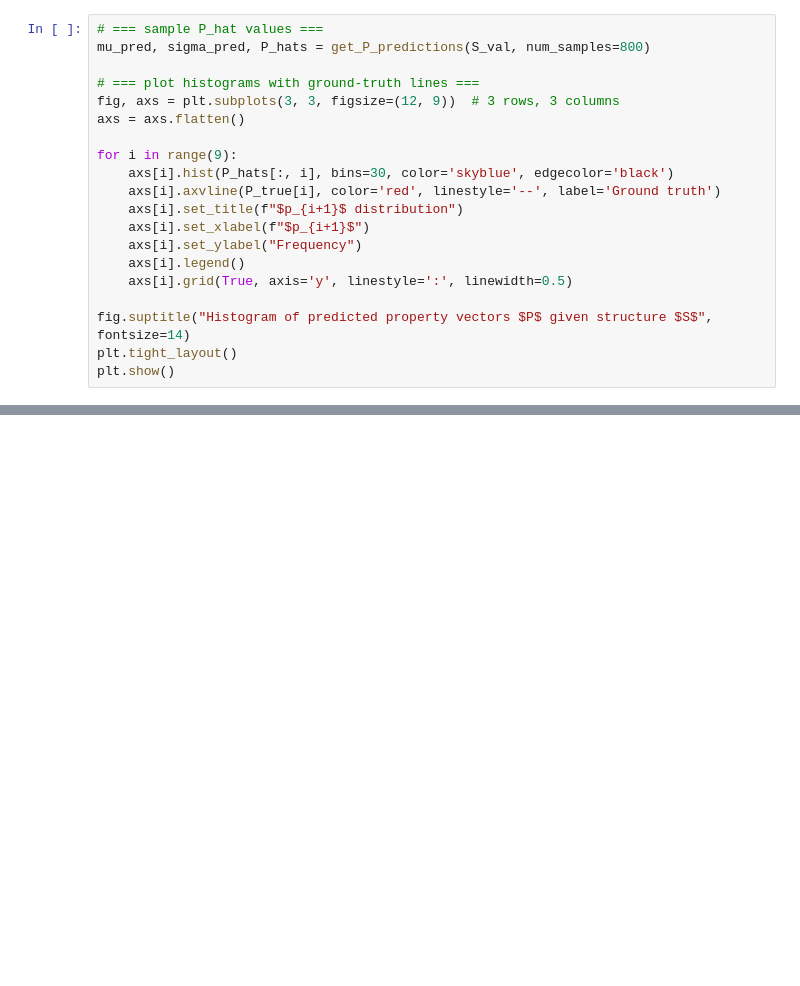
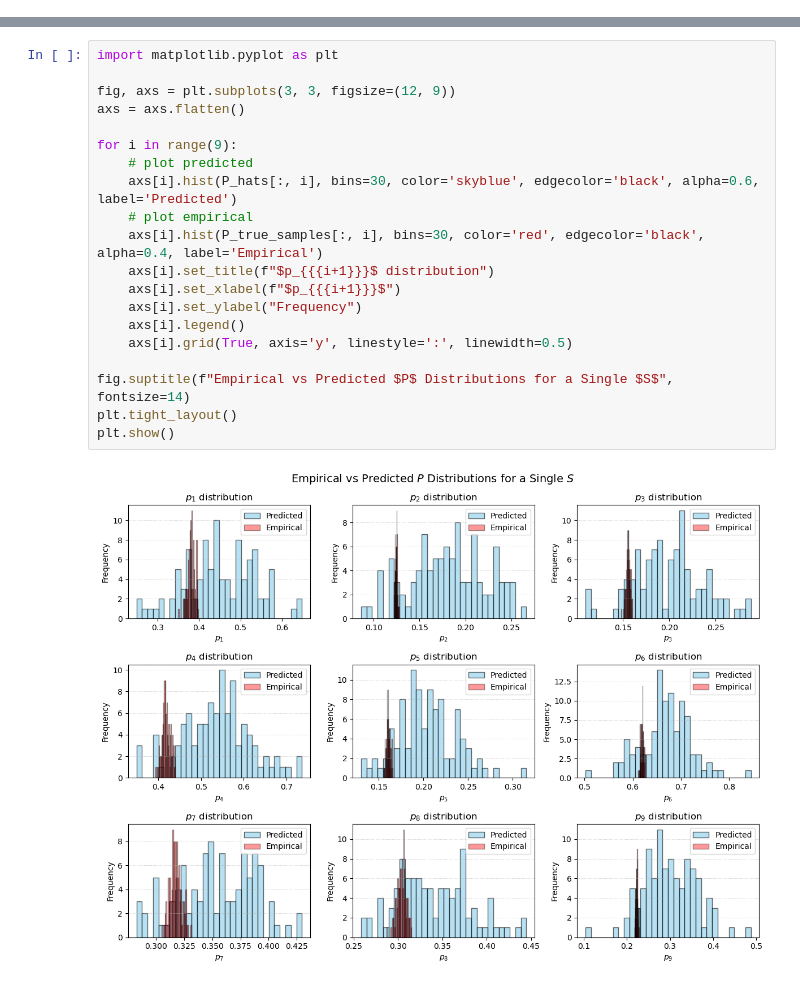
Before and after one commit to ellielin23/inverse_design_spinodoids, a Jupyter notebook: spinodoid_forward/infer_gaussian.ipynb, the cells around one changed output, grey strips where cells are left out. Saved outputs shown, nothing was run; the diff lists cells and outputs as text; blank space fills up the shorter version.

```diff
--- a/spinodoid_forward/infer_gaussian.ipynb
+++ b/spinodoid_forward/infer_gaussian.ipynb
@@ -73,20 +77,0 @@ def get_P_predictions(S_val, num_samples=800):
-# %%
-# === sample P_hat values ===
-mu_pred, sigma_pred, P_hats = get_P_predictions(S_val, num_samples=800)
-
-# === plot histograms with ground-truth lines ===
-fig, axs = plt.subplots(3, 3, figsize=(12, 9))  # 3 rows, 3 columns
-axs = axs.flatten()
-
-for i in range(9):
-    axs[i].hist(P_hats[:, i], bins=30, color='skyblue', edgecolor='black')
-    axs[i].axvline(P_true[i], color='red', linestyle='--', label='Ground truth')
-    axs[i].set_title(f"$p_{i+1}$ distribution")
-    axs[i].set_xlabel(f"$p_{i+1}$")
-    axs[i].set_ylabel("Frequency")
-    axs[i].legend()
-    axs[i].grid(True, axis='y', linestyle=':', linewidth=0.5)
-
-fig.suptitle("Histogram of predicted property vectors $P$ given structure $S$", fontsize=14)
-plt.tight_layout()
-plt.show()
@@ -156,0 +78,22 @@ evaluate_gaussian_predictions(P_hats, P_true)
+# %%
+import matplotlib.pyplot as plt
+
+fig, axs = plt.subplots(3, 3, figsize=(12, 9))
+axs = axs.flatten()
+
+for i in range(9):
+    # plot predicted
+    axs[i].hist(P_hats[:, i], bins=30, color='skyblue', edgecolor='black', alpha=0.6, label='Predicted')
+    # plot empirical
+    axs[i].hist(P_true_samples[:, i], bins=30, color='red', edgecolor='black', alpha=0.4, label='Empirical')
+    axs[i].set_title(f"$p_{{{i+1}}}$ distribution")
+    axs[i].set_xlabel(f"$p_{{{i+1}}}$")
+    axs[i].set_ylabel("Frequency")
+    axs[i].legend()
+    axs[i].grid(True, axis='y', linestyle=':', linewidth=0.5)
+
+fig.suptitle(f"Empirical vs Predicted $P$ Distributions for a Single $S$", fontsize=14)
+plt.tight_layout()
+plt.show()
+# %% [output]
+[figure, added]
```
Also changed, not shown: parts of 6 cells of this notebook, 4 other files.
